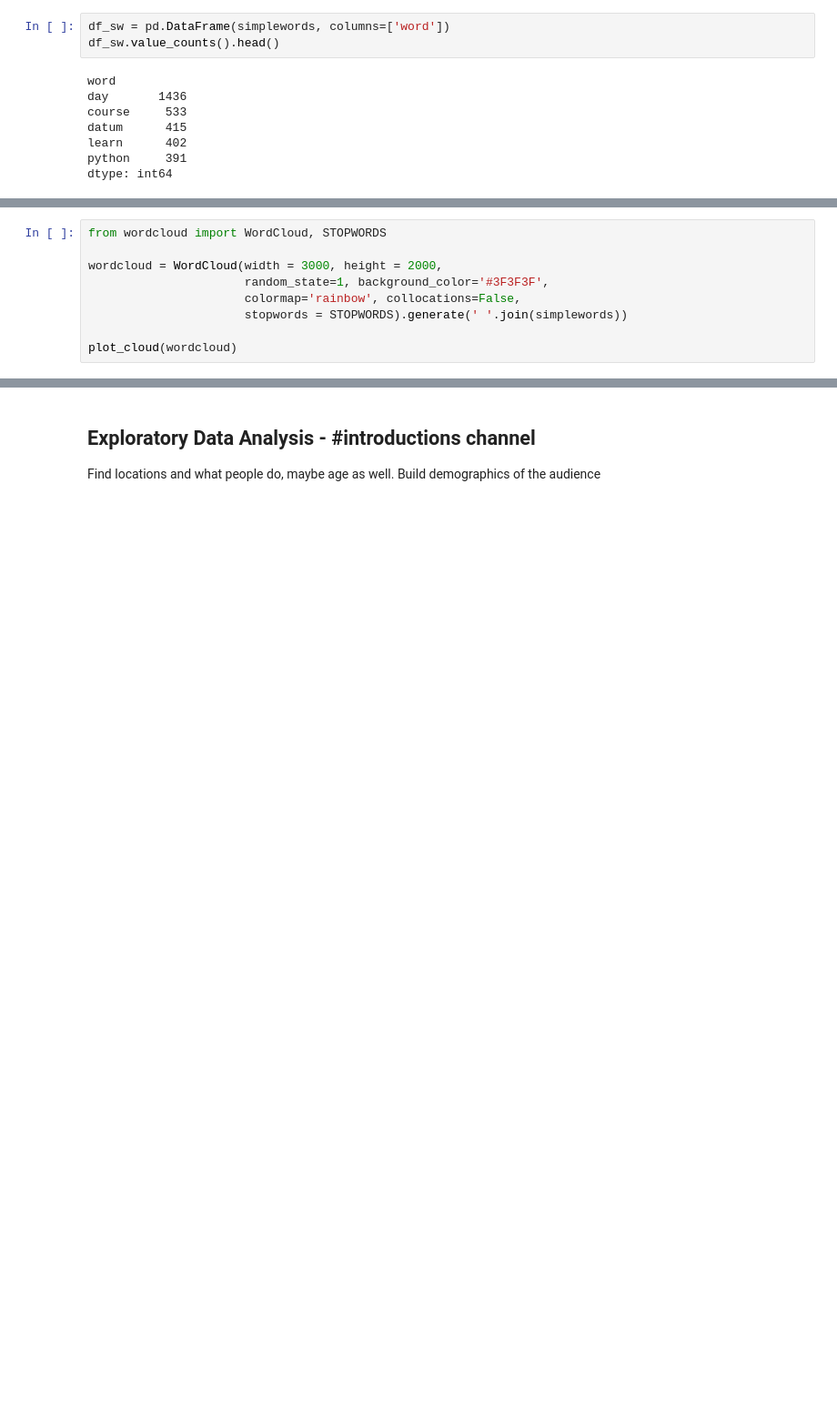
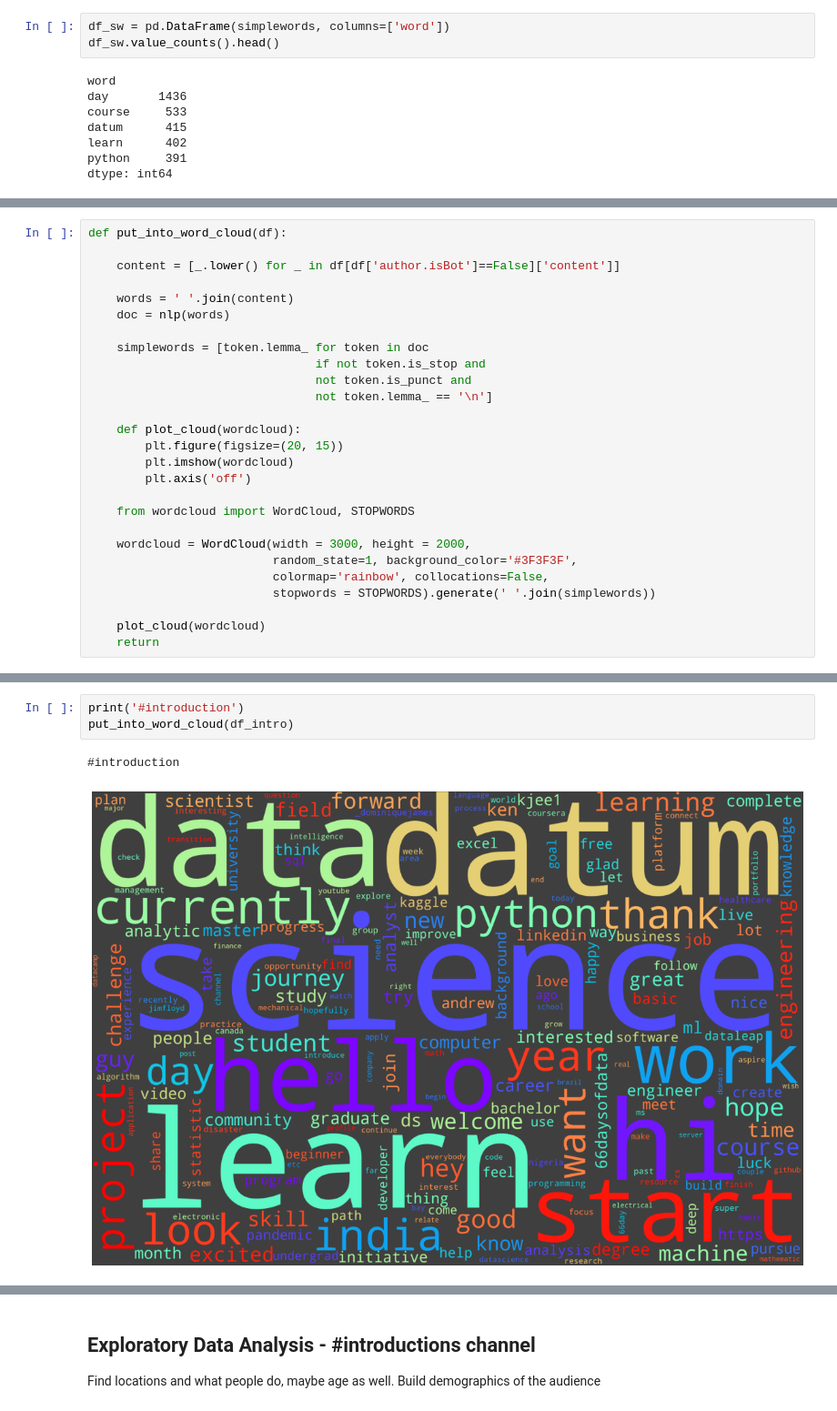
Before and after one commit to ShivanS93/progressDiscordData, a Jupyter notebook: progressDiscordChatAnalysis.ipynb, the cells around one changed output, grey strips where cells are left out. Shown at 91% size. Saved outputs shown, nothing was run; the diff lists cells and outputs as text; blank space fills up the shorter version.

```diff
--- a/progressDiscordChatAnalysis.ipynb
+++ b/progressDiscordChatAnalysis.ipynb
@@ -209,9 +220,27 @@ def plot_cloud(wordcloud):
 # %%
-from wordcloud import WordCloud, STOPWORDS
+def put_into_word_cloud(df):
 
-wordcloud = WordCloud(width = 3000, height = 2000,
-                      random_state=1, background_color='#3F3F3F',
-                      colormap='rainbow', collocations=False,
-                      stopwords = STOPWORDS).generate(' '.join(simplewords))
+    content = [_.lower() for _ in df[df['author.isBot']==False]['content']]
 
-plot_cloud(wordcloud)
+    words = ' '.join(content)
+    doc = nlp(words)
+
+    simplewords = [token.lemma_ for token in doc
+                                if not token.is_stop and
+                                not token.is_punct and
+                                not token.lemma_ == '\n']
+
+    def plot_cloud(wordcloud):
+        plt.figure(figsize=(20, 15))
+        plt.imshow(wordcloud)
+        plt.axis('off')
+
+    from wordcloud import WordCloud, STOPWORDS
+
+    wordcloud = WordCloud(width = 3000, height = 2000,
+                          random_state=1, background_color='#3F3F3F',
+                          colormap='rainbow', collocations=False,
+                          stopwords = STOPWORDS).generate(' '.join(simplewords))
+
+    plot_cloud(wordcloud)
+    return
@@ -219,0 +253,6 @@ plot_cloud(wordcloud)
+# %%
+print('#introduction')
+put_into_word_cloud(df_intro)
+# %% [output]
+#introduction
+[figure, added]
```
Also changed, not shown: parts of 10 cells of this notebook.
